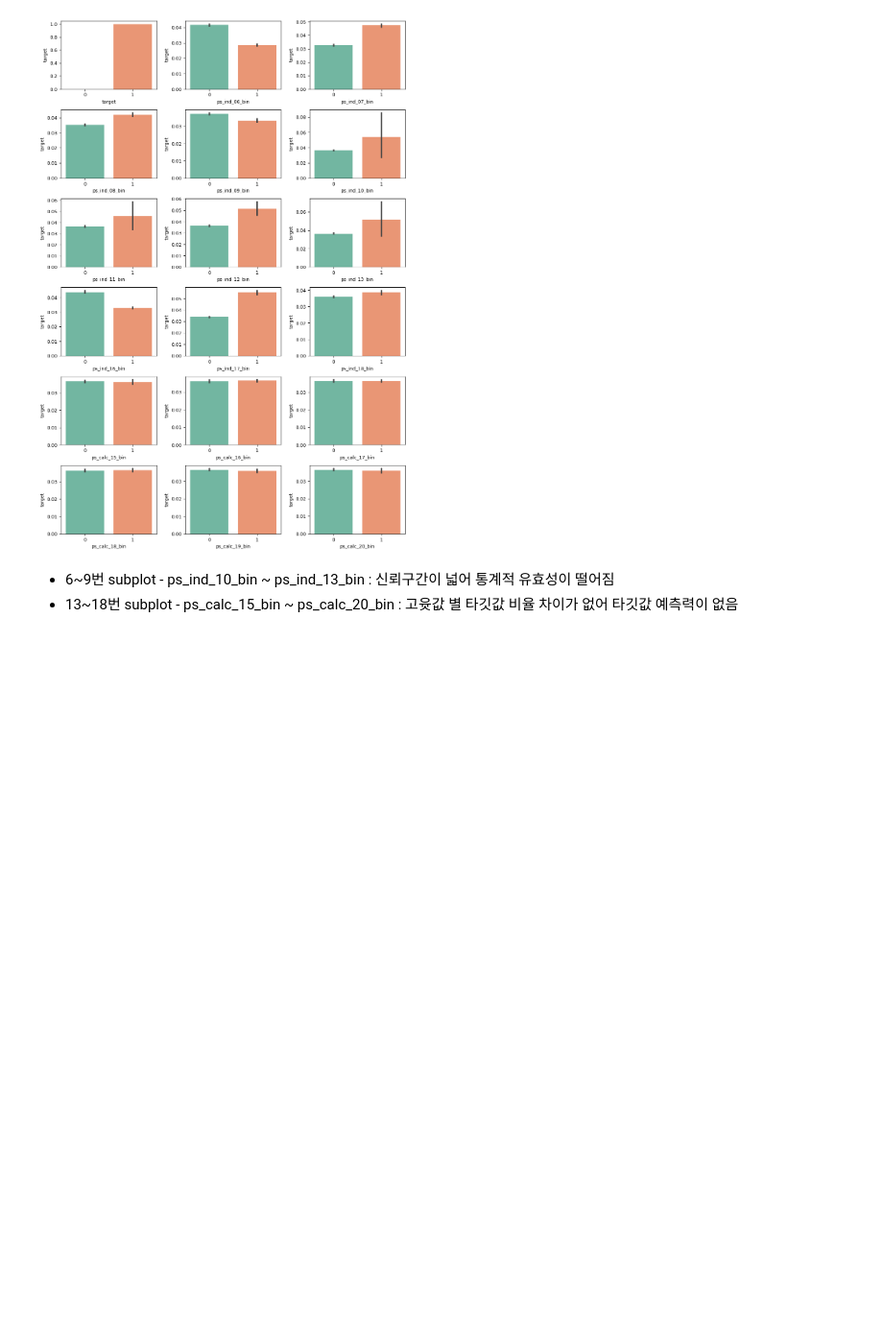
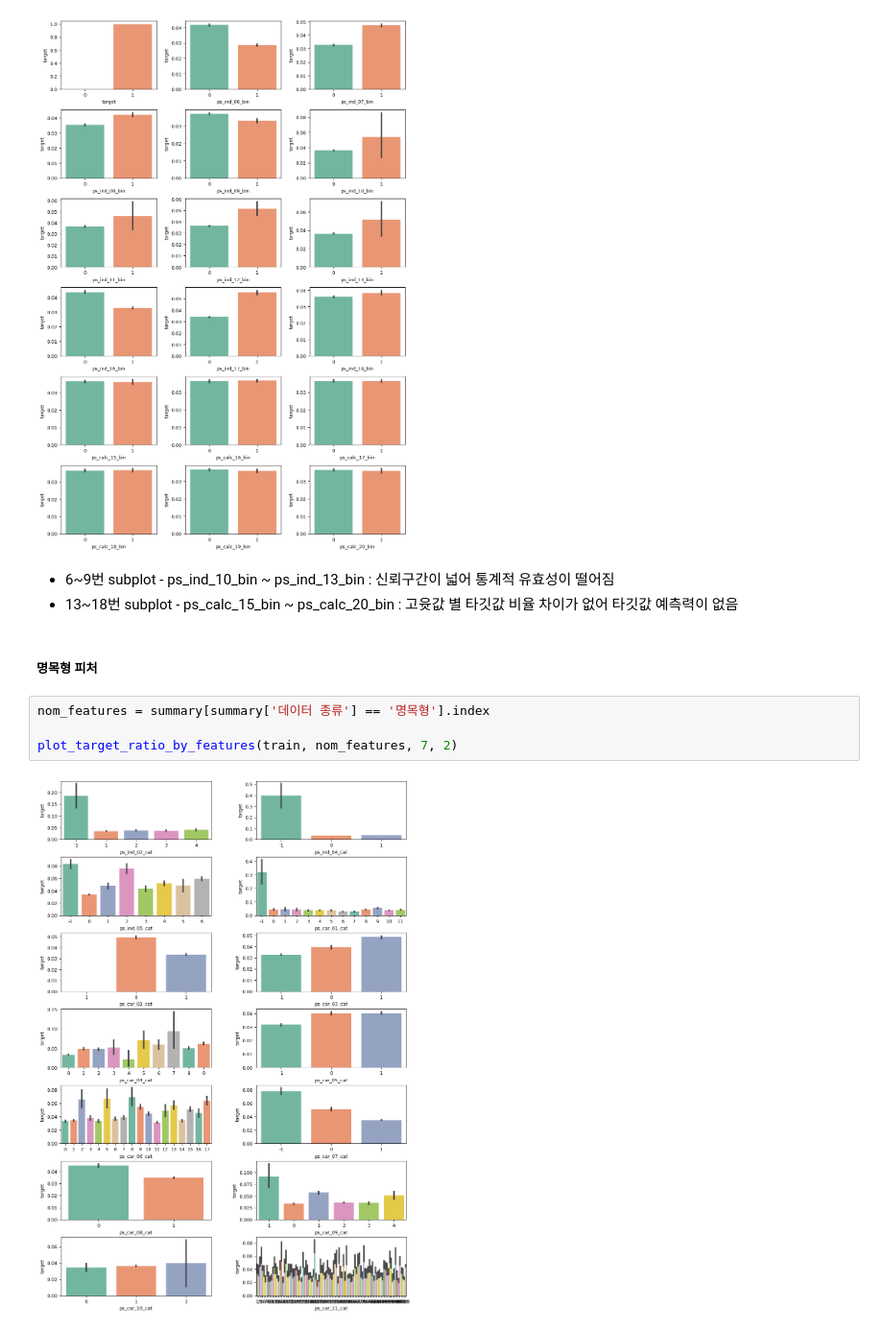
Before and after one commit to hbhb0311/DataAnalysis, a Jupyter notebook: porto_seguro's_safe_driver_prediction.ipynb, the cells around one changed output. Shown at 96% size. Cells and saved outputs as stored; diff of their text form; blank space fills up the shorter version.

```diff
--- a/porto_seguro's_safe_driver_prediction.ipynb
+++ b/porto_seguro's_safe_driver_prediction.ipynb
@@ -249,3 +234,11 @@ plot_target_ratio_by_features(train, bin_features, 6, 3)
 # %% [markdown]
 - 6~9번 subplot - ps_ind_10_bin ~ ps_ind_13_bin : 신뢰구간이 넓어 통계적 유효성이 떨어짐
 - 13~18번 subplot - ps_calc_15_bin ~ ps_calc_20_bin : 고윳값 별 타깃값 비율 차이가 없어 타깃값 예측력이 없음
+# %% [markdown]
+##### 명목형 피처
+# %%
+nom_features = summary[summary['데이터 종류'] == '명목형'].index
+
+plot_target_ratio_by_features(train, nom_features, 7, 2)
+# %% [output]
+[figure, added]
```
Also changed, not shown: parts of 36 cells of this notebook.
